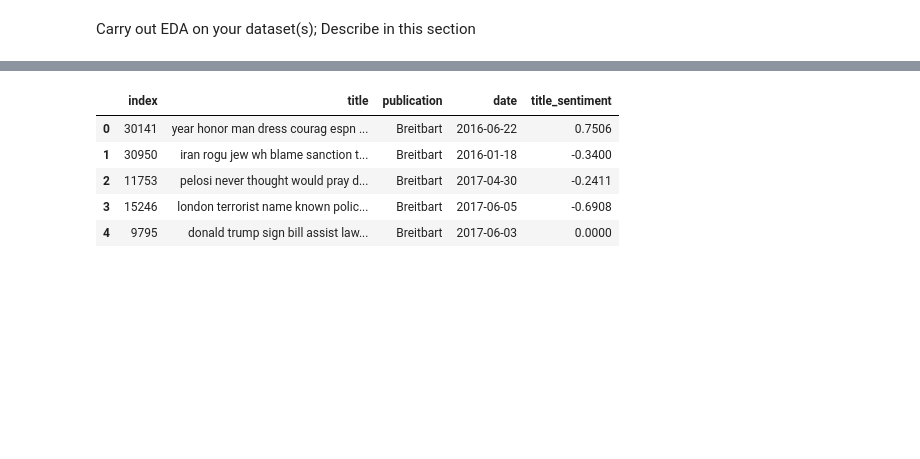
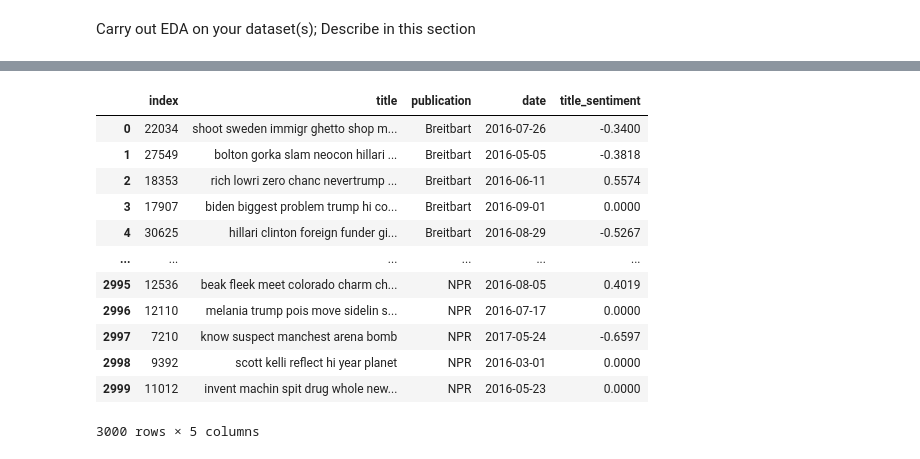
Before and after one commit to bridge-exe/Political-Polarity-Sentiments, a Jupyter notebook: EDACheckpoint_group046.ipynb, the cells around one changed output, grey strips where cells are left out. Cells and saved outputs as stored; diff of their text form; code cells hidden in the pictures; blank space fills up the shorter version.

```diff
--- a/EDACheckpoint_group046.ipynb
+++ b/EDACheckpoint_group046.ipynb
@@ -248,9 +263,16 @@ sns.histplot(npr['title_sentiment'], bins=30, kde=True);
 # %%
-news.head()
+news
 # %% [output]
 |  | index | title | publication | date | title_sentiment |
-| 0 | 30141 | year honor man dress courag espn ... | Breitbart | 2016-06-22 | 0.7506 |
-| 1 | 30950 | iran rogu jew wh blame sanction t... | Breitbart | 2016-01-18 | -0.3400 |
-| 2 | 11753 | pelosi never thought would pray d... | Breitbart | 2017-04-30 | -0.2411 |
-| 3 | 15246 | london terrorist name known polic... | Breitbart | 2017-06-05 | -0.6908 |
-| 4 | 9795 | donald trump sign bill assist law... | Breitbart | 2017-06-03 | 0.0000 |
+| 0 | 22034 | shoot sweden immigr ghetto shop m... | Breitbart | 2016-07-26 | -0.3400 |
+| 1 | 27549 | bolton gorka slam neocon hillari ... | Breitbart | 2016-05-05 | -0.3818 |
+| 2 | 18353 | rich lowri zero chanc nevertrump ... | Breitbart | 2016-06-11 | 0.5574 |
+| 3 | 17907 | biden biggest problem trump hi co... | Breitbart | 2016-09-01 | 0.0000 |
+| 4 | 30625 | hillari clinton foreign funder gi... | Breitbart | 2016-08-29 | -0.5267 |
+| ... | ... | ... | ... | ... | ... |
+| 2995 | 12536 | beak fleek meet colorado charm ch... | NPR | 2016-08-05 | 0.4019 |
+| 2996 | 12110 | melania trump pois move sidelin s... | NPR | 2016-07-17 | 0.0000 |
+| 2997 | 7210 | know suspect manchest arena bomb | NPR | 2017-05-24 | -0.6597 |
+| 2998 | 9392 | scott kelli reflect hi year planet | NPR | 2016-03-01 | 0.0000 |
+| 2999 | 11012 | invent machin spit drug whole new... | NPR | 2016-05-23 | 0.0000 |
+3000 rows × 5 columns
```
Also changed, not shown: parts of 8 cells of this notebook.
